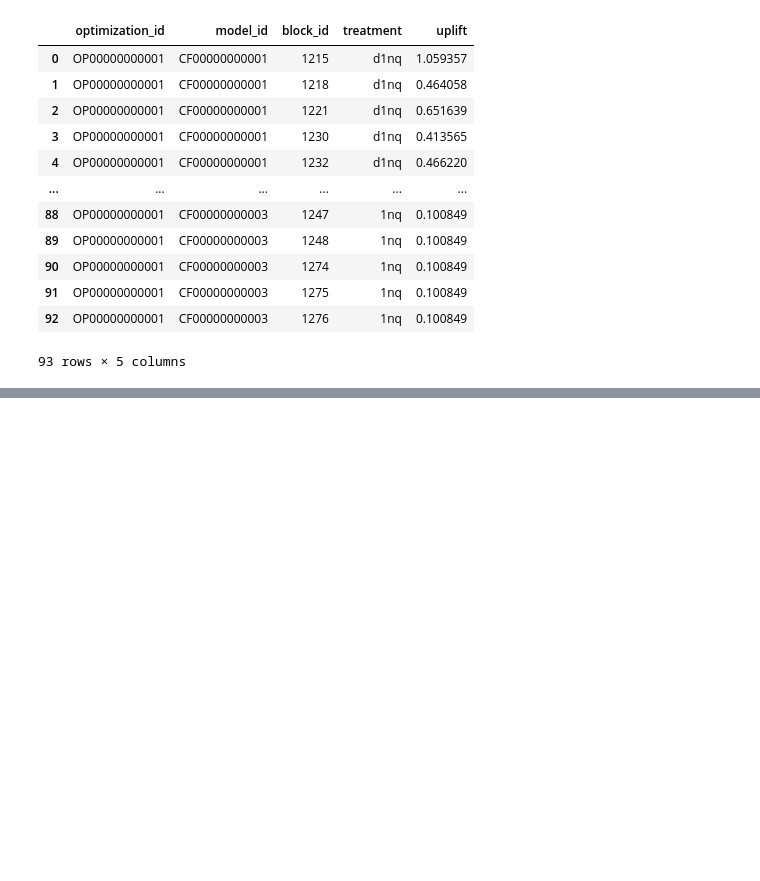
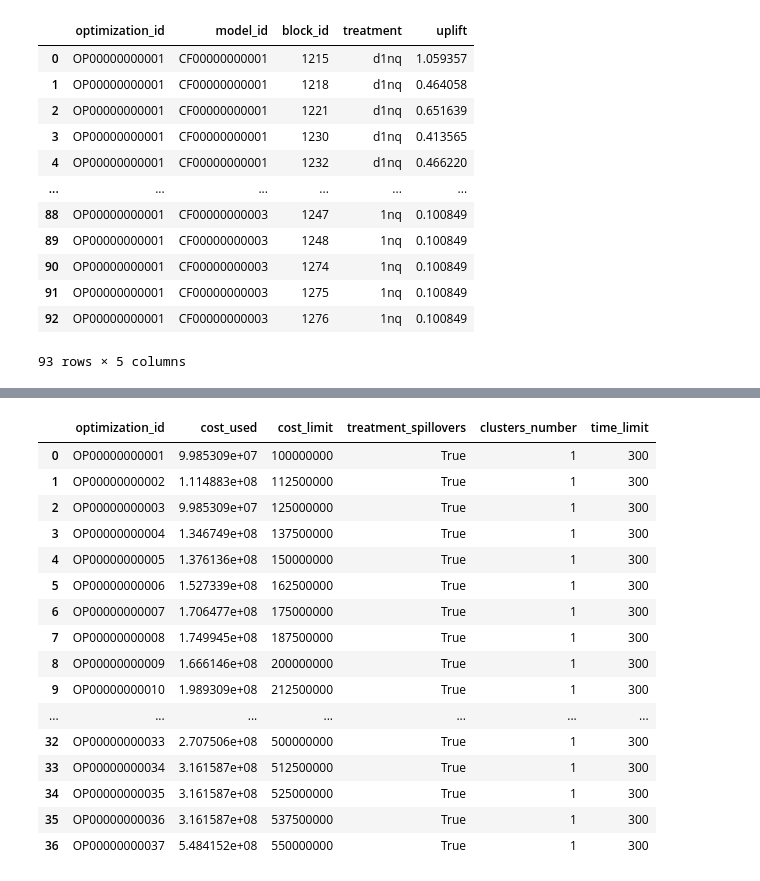
Before and after one commit to Andrew10MAIN/urban_regeneration_platform, a Jupyter notebook: experiments/notebooks/optimization_experimenting.ipynb, the cells around one changed output, grey strips where cells are left out. Saved outputs shown, nothing was run; the diff lists cells and outputs as text; code cells hidden in the pictures; blank space fills up the shorter version.

Commit message:
Optimization strategy updated

```diff
--- a/experiments/notebooks/optimization_experimenting.ipynb
+++ b/experiments/notebooks/optimization_experimenting.ipynb
@@ -367,0 +501,10 @@ optimization_df_sum
+# %%
+scenario_results = Parallel(n_jobs=N_JOBS, backend='loky', verbose=5)(
+    delayed(solve_revitalization)(c, oid, a, b, cost, neigh, arcs, n,
+                                  N_CLUSTERS, SPILL_ON_TREATED, TIME_LIMIT_SCEN)
+    for c, oid in zip(BUDGET_LIMITS, OPT_IDS)
+)
+
+for res_k in scenario_results:
+    print(res_k['optimization_id'], f"{res_k['cost_limit']:>13,}", res_k['status'], res_k['sol_status'],
+          "| cel:", round(res_k['objective'], 2), "| d1nq:", res_k['sel'].sum(), "| 1nq:", res_k['spil'].sum())
@@ -367,0 +578,28 @@ optimization_df_sum
+# %%
+optimization_df_sum = pd.DataFrame({
+    'optimization_id':      [r_['optimization_id'] for r_ in scenario_results],
+    'cost_used':            [cost[r_['sel']].sum() for r_ in scenario_results],
+    'cost_limit':           [r_['cost_limit'] for r_ in scenario_results],
+    'treatment_spillovers': SPILL_ON_TREATED,
+    'clusters_number':      N_CLUSTERS,
+    'time_limit':           TIME_LIMIT,
+})
+optimization_df_sum
+# %% [output]
+|  | optimization_id | cost_used | cost_limit | treatment_spillovers | clusters_number | time_limit |
+| 0 | OP00000000001 | 9.985309e+07 | 100000000 | True | 1 | 300 |
+| 1 | OP00000000002 | 1.114883e+08 | 112500000 | True | 1 | 300 |
+| 2 | OP00000000003 | 9.985309e+07 | 125000000 | True | 1 | 300 |
+| 3 | OP00000000004 | 1.346749e+08 | 137500000 | True | 1 | 300 |
+| 4 | OP00000000005 | 1.376136e+08 | 150000000 | True | 1 | 300 |
+| 5 | OP00000000006 | 1.527339e+08 | 162500000 | True | 1 | 300 |
+| 6 | OP00000000007 | 1.706477e+08 | 175000000 | True | 1 | 300 |
+| 7 | OP00000000008 | 1.749945e+08 | 187500000 | True | 1 | 300 |
+| 8 | OP00000000009 | 1.666146e+08 | 200000000 | True | 1 | 300 |
+| 9 | OP00000000010 | 1.989309e+08 | 212500000 | True | 1 | 300 |
+| ... | ... | ... | ... | ... | ... | ... |
+| 32 | OP00000000033 | 2.707506e+08 | 500000000 | True | 1 | 300 |
+| 33 | OP00000000034 | 3.161587e+08 | 512500000 | True | 1 | 300 |
+| 34 | OP00000000035 | 3.161587e+08 | 525000000 | True | 1 | 300 |
+| 35 | OP00000000036 | 3.161587e+08 | 537500000 | True | 1 | 300 |
+| 36 | OP00000000037 | 5.484152e+08 | 550000000 | True | 1 | 300 |
```
Also changed, not shown: parts of 16 cells of this notebook, 18 other files.
